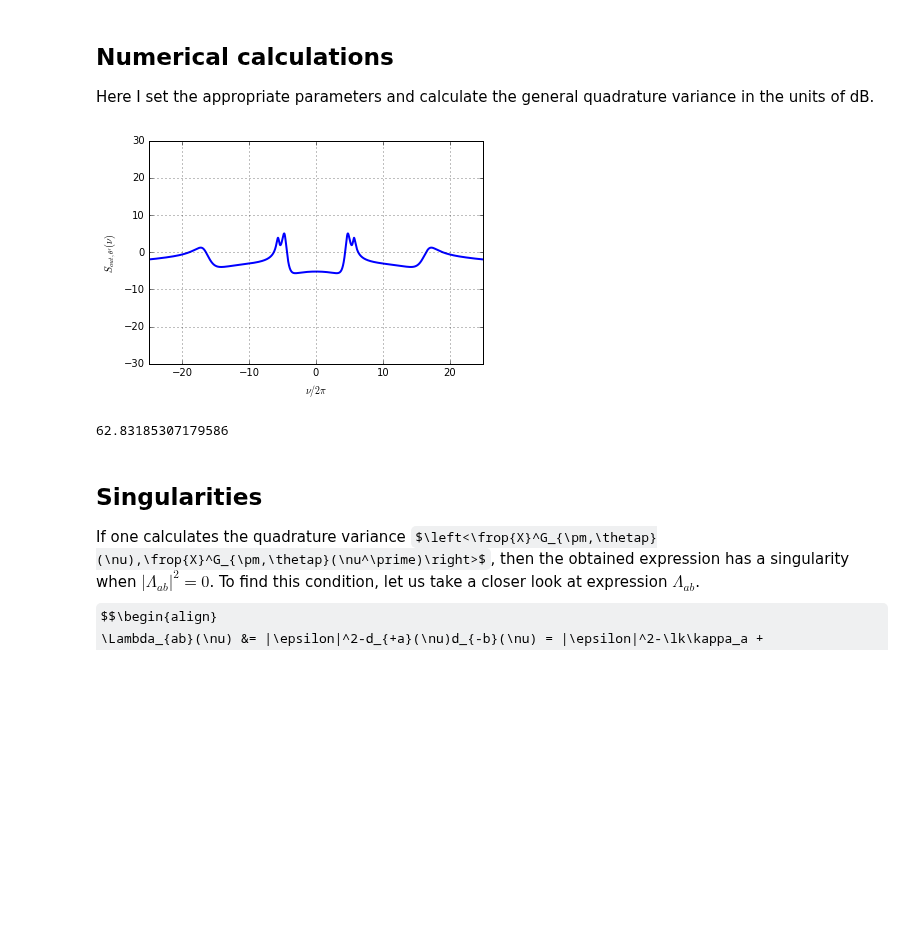
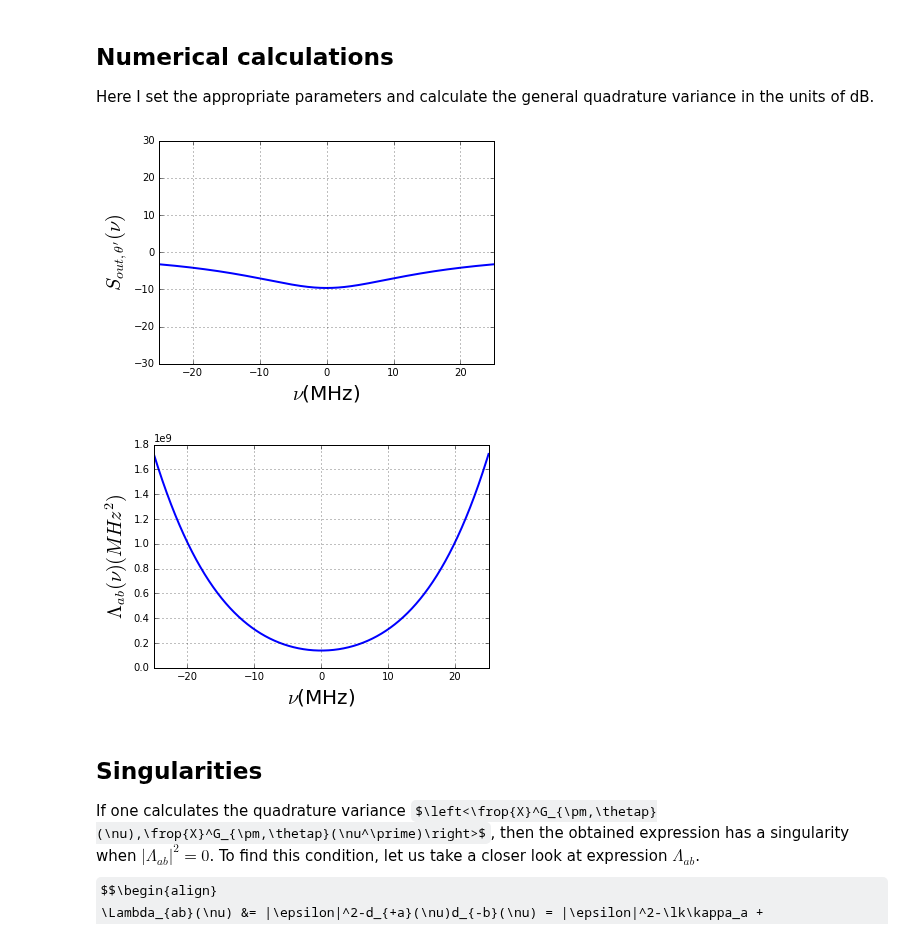
Before and after one commit to nemetniki/General-linear-model, a Jupyter notebook: NDPA.ipynb, the cells around one changed output. Cells and saved outputs as stored; diff of their text form; code cells hidden in the pictures; some formulas as TeX source; blank space fills up the shorter version.

```diff
--- a/NDPA.ipynb
+++ b/NDPA.ipynb
@@ -186,7 +207,7 @@ def quadr_spec(kapa=20.,kapb=20.,dela=0.,delb=0.,ra=0.0000000001,rb=0.0000000001
 
     nu = linspace(nui*2.*pi,nuf*2.*pi,N)
 
-    eps = x*kapa*exp(1j*theta)
+    eps = x*(kapa+kapb)*exp(1j*theta)
     Dela = kapa*dela
     Delb = kapb*delb
     ta   = kta/kapa
@@ -227,14 +248,22 @@ def quadr_spec(kapa=20.,kapb=20.,dela=0.,delb=0.,ra=0.0000000001,rb=0.0000000001
     XXG = 1/2*(1/abs(Lba)**2*(abs(Ma)**2+abs(Na)**2)+1/abs(Lab)**2*(abs(Mb)**2+abs(Nb)**2))
     Sout = 10*np.log10(XXG)
 
+    figure(1)
     plot(nu/2/pi,Sout,linewidth=2.0)
-    xlabel('$\\nu/2\pi$')
-    ylabel('$S_{out,\\theta^\prime}(\\nu)$')
+    xlabel('$\\nu$(MHz)',fontsize = 20.)
+    ylabel('$S_{out,\\theta^\prime}(\\nu)$',fontsize = 20.)
     xlim(nui,nuf)
     ylim(-30,30)
     grid(True)
     show()
-    print(kapa)
+    figure(2)
+    plot(nu/2/pi,abs(Lab)**2,linewidth=2.0)
+    xlabel('$\\nu$(MHz)',fontsize = 20.)
+    ylabel('$\Lambda_{ab}(\\nu)(MHz^2)$',fontsize = 20.)
+    xlim(nui,nuf)
+    #ylim(-30,30)
+    grid(True)
+    show()
 # %%
 %matplotlib inline
 from ipywidgets import interactive
@@ -243,38 +272,38 @@ from IPython.display import display
 
 kapa_slider    = widgets.FloatSlider(value = 10., min=0., max=20., step=1., description='$\kappa_a (2\pi)$')
 kapb_slider    = widgets.FloatSlider(value = 10., min=0., max=20., step=1., description='$\kappa_b (2\pi)$')
 dela_slider    = widgets.FloatSlider(value = 0., min=-2., max=2., step=0.01, description='$\Delta_a (\kappa_a)$')
 delb_slider    = widgets.FloatSlider(value = 0., min=-2., max=2., step=0.01, description='$\Delta_b (\kappa_b)$')
-ra_slider      = widgets.FloatSlider(value = 0.5, min=0., max=1., step=0.0000001, description='$\kappa_{1,a} (\kappa_a)$')
-rb_slider      = widgets.FloatSlider(value = 0.5, min=0., max=1., step=0.0000001, description='$\kappa_{1,b} (\kappa_b)$')
+ra_slider      = widgets.FloatSlider(value = 0.00001, min=0., max=1., step=0.0000001, description='$\kappa_{1,a} (\kappa_a)$')
+rb_slider      = widgets.FloatSlider(value = 0.00001, min=0., max=1., step=0.0000001, description='$\kappa_{1,b} (\kappa_b)$')
 kta_slider     = widgets.FloatSlider(value = 0., min=0., max=10., step=0.0001, description='$\kappa_{a}\\tau_a$')
 ktb_slider     = widgets.FloatSlider(value = 0., min=0., max=10., step=0.0001, description='$\kappa_{b}\\tau_b$')
 phia_slider    = widgets.FloatSlider(value = 0., min=0., max=2., step=0.01, description='$\phi_a (\pi)$')
 phib_slider    = widgets.FloatSlider(value = 0., min=0., max=2., step=0.01, description='$\phi_b (\pi)$')
 La_slider      = widgets.FloatSlider(value = 0., min=0., max=100., step=1., description='$L_a (\%)$')
 Lb_slider      = widgets.FloatSlider(value = 0., min=0., max=100., step=1., description='$L_b (\%)$')
 theta_slider   = widgets.FloatSlider(value = 0., min=-1., max=1., step=0.0001, description='$\\theta (\pi)$')
 thetapa_slider = widgets.FloatSlider(value = -1., min=-1., max=1., step=0.0001, description='$\\theta^\prime_a (\pi)$')
 thetapb_slider = widgets.FloatSlider(value = 1., min=-1., max=1., step=0.0001, description='$\\theta^\prime_b (\pi)$')
-x_slider       = widgets.FloatSlider(value = 1., min=0., max=2., step=0.0001, description='$|\epsilon| (\kappa_a)$')
+x_slider       = widgets.FloatSlider(value = 1.0, min=0., max=2., step=0.0001, description='$|\epsilon| (\kappa)$')
 nui_fill       = widgets.FloatText(value=-25., description='Frequency min $(2\pi)$')
 nuf_fill       = widgets.FloatText(value=25., description='Frequency max $(2\pi)$')
 N_fill         = widgets.IntText(value=20., description='Resolution $\left(10^3 \\right)$')
 
 w = interactive(quadr_spec,kapa=kapa_slider,kapb=kapb_slider,dela=dela_slider,delb=delb_slider,\
                         ra = ra_slider,rb = rb_slider,kta = kta_slider,ktb = ktb_slider,\
                         phia = phia_slider,phib = phib_slider,La = La_slider,Lb = Lb_slider,\
                         theta = theta_slider,thetapa = thetapa_slider,thetapb = thetapb_slider,x = x_slider,\
                         nui = nui_fill, nuf = nuf_fill, N = N_fill
                        )
 display(w)
 #widgets.VBox([widgets.HBox([widgets.VBox([kapa_slider,dela_slider,ra_slider,kta_slider,phia_slider,La_slider,thetapa_slider]),\
 #                            widgets.VBox([kapb_slider,delb_slider,rb_slider,ktb_slider,phib_slider,Lb_slider,thetapb_slider])
 #                           ]),
 #             widgets.HBox([widgets.VBox([x_slider,theta_slider]),widgets.VBox([nui_fill, nuf_fill, N_fill])]),])
 # %% [output]
-[figure, old version]
+[figure, new version]
-62.83185307179586
+[figure, added]
 # %% [markdown]
 
 ## Singularities
```
Also changed, not shown: parts of 7 cells of this notebook.
